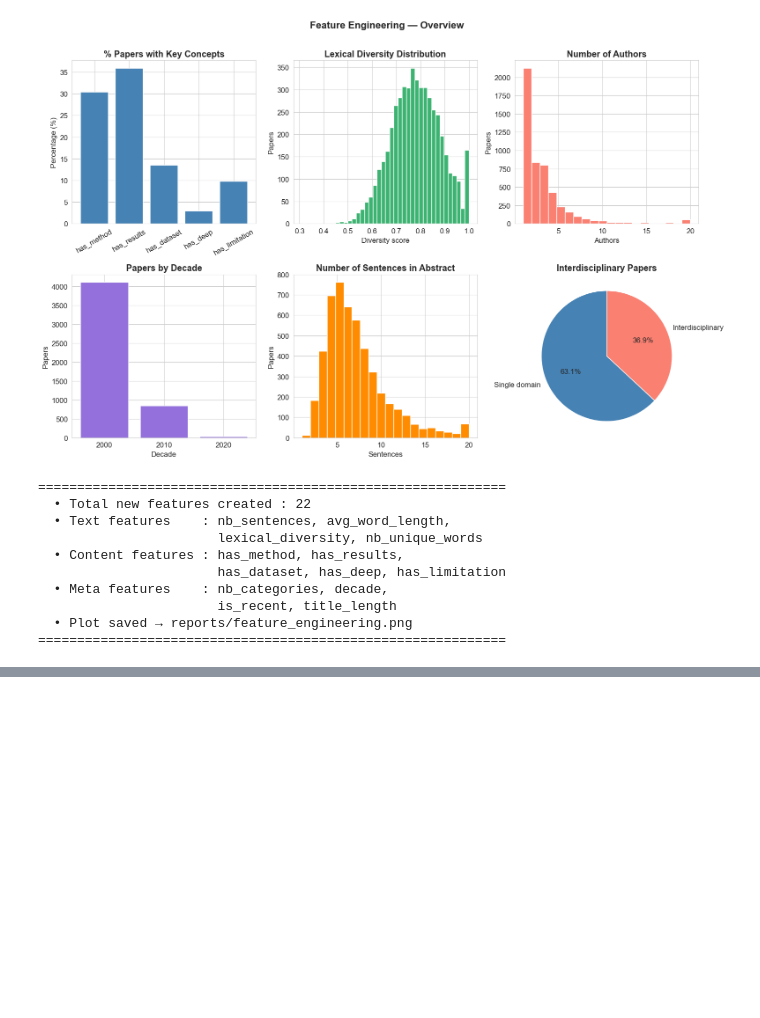
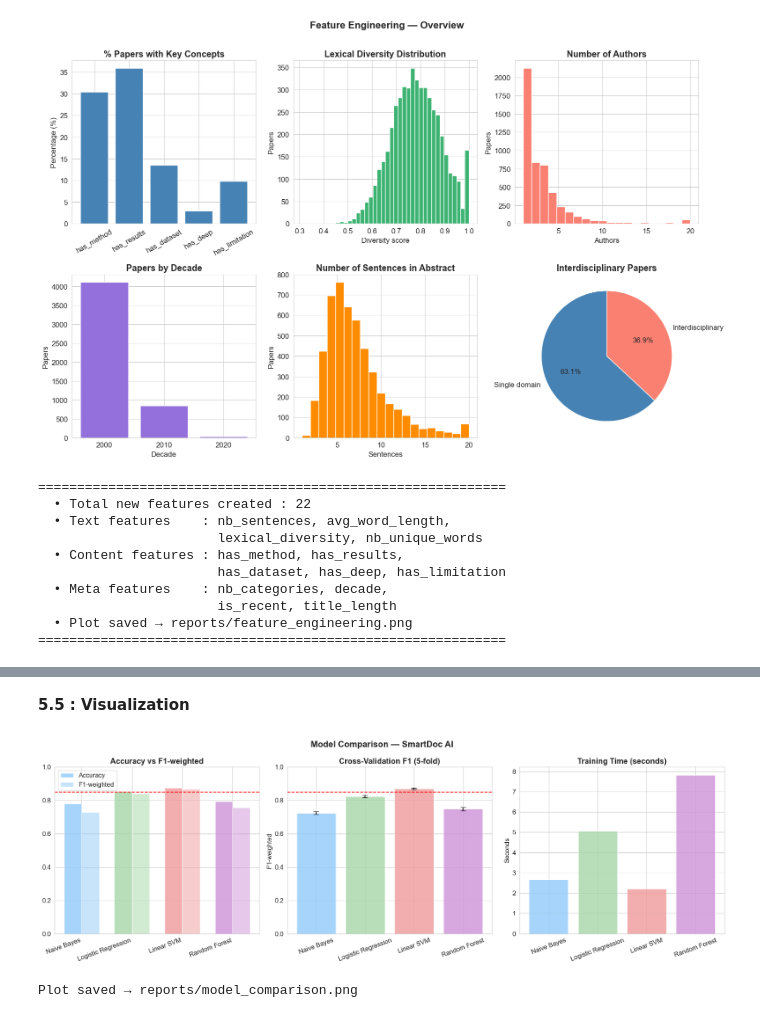
Before and after one commit to benameur21/SmartDoc-AI, a Jupyter notebook: smartdoc.ipynb, the cells around one changed output, grey strips where cells are left out. Drawn from its saved outputs; the diff is of its cells as text; code cells hidden in the pictures; blank space fills up the shorter version.

Commit message:
feat: implement ML pipeline and model comparison

```diff
--- a/smartdoc.ipynb
+++ b/smartdoc.ipynb
@@ -756,0 +769,19 @@ print("=" * 60)
+# %%
+top6 = df['main_category'].value_counts().head(6).index
+df_ml = df[df['main_category'].isin(top6)].copy()
+
+print(f"\n   Classes selected : {list(top6)}")
+print(f"   Total samples    : {len(df_ml)}")
+print(f"\n   Class distribution :")
+print(df_ml['main_category'].value_counts())
+
+X = df_ml['abstract_clean']
+y = df_ml['main_category']
+
+# Train / Test split — 80% / 20%
+X_train, X_test, y_train, y_test = train_test_split(
+    X, y, test_size=0.2, random_state=RANDOM_SEED, stratify=y
+)
+
+print(f"\n   Train size : {len(X_train)} samples")
+print(f"   Test size  : {len(X_test)}  samples")
@@ -756,0 +919,51 @@ print("=" * 60)
+# %% [markdown]
+**5.5 : Visualization**
+# %%
+fig, axes = plt.subplots(1, 3, figsize=(18, 6))
+
+names      = list(results.keys())
+accuracies = [results[n]['accuracy']    for n in names]
+f1_scores  = [results[n]['f1_weighted'] for n in names]
+cv_means   = [results[n]['cv_mean']     for n in names]
+cv_stds    = [results[n]['cv_std']      for n in names]
+times      = [results[n]['train_time']  for n in names]
+
+colors = ['#90CAF9','#A5D6A7','#EF9A9A','#CE93D8']
+
+# Accuracy & F1 comparison
+x      = np.arange(len(names))
+width  = 0.35
+axes[0].bar(x - width/2, accuracies, width, label='Accuracy',color=colors, alpha=0.8, edgecolor='white')
+axes[0].bar(x + width/2, f1_scores,  width, label='F1-weighted',color=colors, alpha=0.5, edgecolor='white')
+axes[0].set_title('Accuracy vs F1-weighted', fontweight='bold')
+axes[0].set_xticks(x)
+axes[0].set_xticklabels(names, rotation=20, ha='right')
+axes[0].set_ylim(0, 1)
+axes[0].legend()
+axes[0].axhline(0.85, color='red', linestyle='--',label='Target (0.85)')
+
+# Cross-validation scores
+axes[1].bar(names, cv_means, color=colors, edgecolor='white', alpha=0.8)
+axes[1].errorbar(names, cv_means, yerr=cv_stds,
+                 fmt='none', color='black', capsize=5)
+axes[1].set_title('Cross-Validation F1 (5-fold)', fontweight='bold')
+axes[1].set_ylabel('F1-weighted')
+axes[1].set_ylim(0, 1)
+axes[1].tick_params(axis='x', rotation=20)
+axes[1].axhline(0.85, color='red', linestyle='--')
+
+# Training time
+axes[2].bar(names, times, color=colors, edgecolor='white', alpha=0.8)
+axes[2].set_title('Training Time (seconds)', fontweight='bold')
+axes[2].set_ylabel('Seconds')
+axes[2].tick_params(axis='x', rotation=20)
+
+plt.suptitle('Model Comparison — SmartDoc AI',
+             fontsize=16, fontweight='bold')
+plt.tight_layout()
+plt.savefig('reports/model_comparison.png', dpi=150, bbox_inches='tight')
+plt.show()
+print("Plot saved → reports/model_comparison.png")
+# %% [output]
+[figure, added]
+Plot saved → reports/model_comparison.png
```
Also changed, not shown: parts of 15 cells of this notebook, 3 other files.
